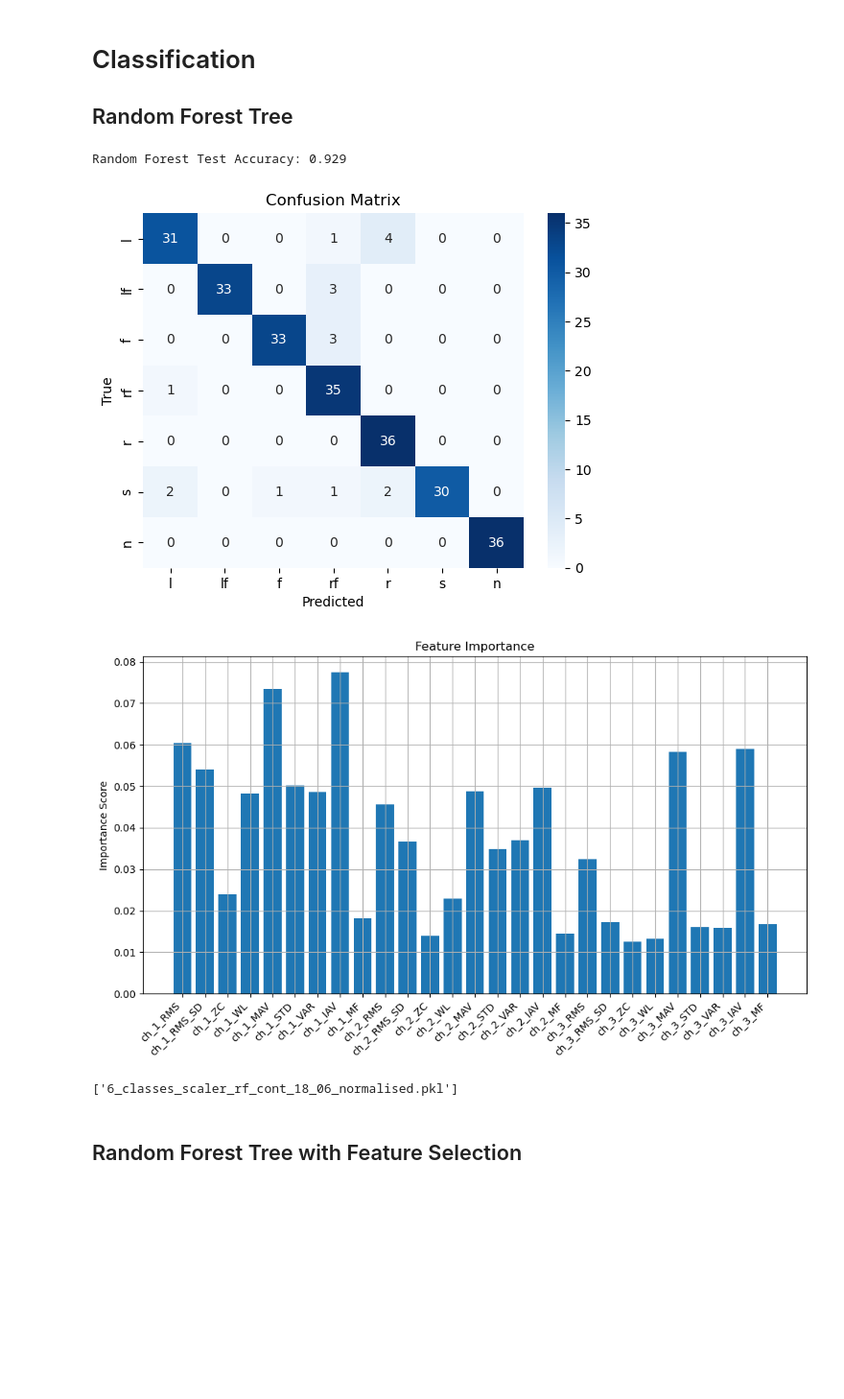
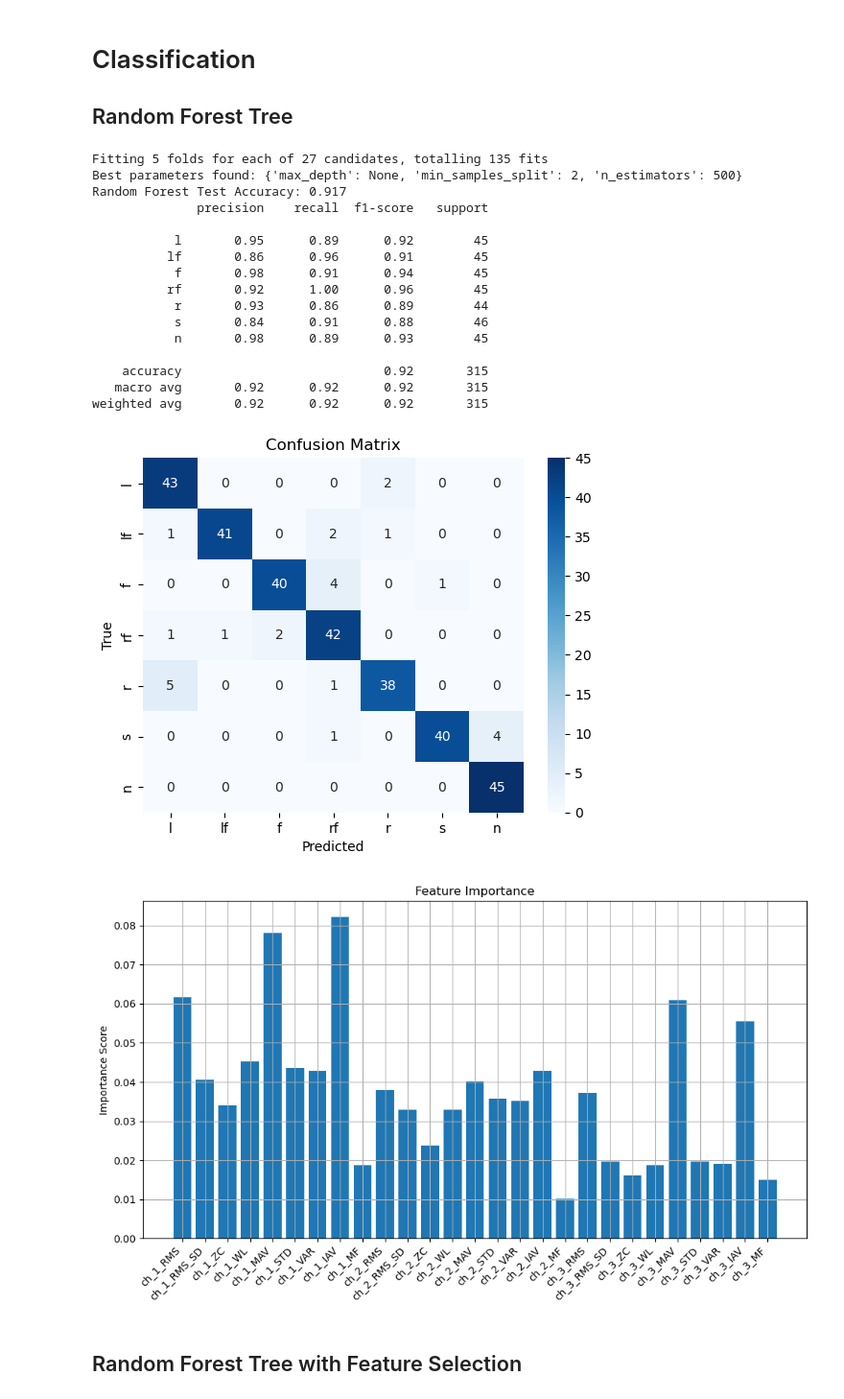
Before and after one commit to HyperDecahedron/tongue_emg_xr_project, a Jupyter notebook: notebooks/6_classes_train_continuous_18_06.ipynb, the cells around one changed output. Shown at 96% size. Saved outputs shown, nothing was run; the diff lists cells and outputs as text; code cells hidden in the pictures; blank space fills up the shorter version.

Commit message:
fixed notch, annotations path and added grid search

```diff
--- a/notebooks/6_classes_train_continuous_18_06.ipynb
+++ b/notebooks/6_classes_train_continuous_18_06.ipynb
@@ -85,11 +85,11 @@ windowed_data = {'l': [], 'lf': [], 'f': [], 'rf': [], 'r': [], 's': [], 'n': []
 # ----------- Windows from 7 classes recordings
 annotations_path1 = r"C:\Quick_Disk\tonge_project\scripts\data\annotations\annotations_18_06_cont_1.csv"
 annotations_path2 = r"C:\Quick_Disk\tonge_project\scripts\data\annotations\annotations_18_06_cont_2.csv"
-annotations_path2 = r"C:\Quick_Disk\tonge_project\scripts\data\annotations\annotations_18_06_cont_3.csv"
+annotations_path3 = r"C:\Quick_Disk\tonge_project\scripts\data\annotations\annotations_18_06_cont_3.csv"
 
 annotations1 = pd.read_csv(annotations_path1, header=0, names=['class', 'timestamp'])
 annotations2 = pd.read_csv(annotations_path2, header=0, names=['class', 'timestamp'])
-annotations3 = pd.read_csv(annotations_path2, header=0, names=['class', 'timestamp'])
+annotations3 = pd.read_csv(annotations_path3, header=0, names=['class', 'timestamp'])
 
 #annotations = pd.concat([annotations1, annotations2], axis=0).reset_index(drop=True)
 annotations = pd.concat([annotations1, annotations2, annotations3], axis=0).reset_index(drop=True)
@@ -385,7 +385,7 @@ def filter_dataset(dataset, dataset_name=""):
                 if i in [0, 1, 2]:  # Filter ONLY CHANNELS 1, 2 AND 3
 
                     if USE_NOTCH == 1:
-                        one_window[:, i] = bandpass_filter(one_window[:, i])
+                        one_window[:, i] = notch_filter(one_window[:, i])
 
                     if USE_BANDPASS == 1:
                         one_window[:, i] = bandpass_filter(one_window[:, i])
@@ -586,11 +586,8 @@ def rms(signal):
     return np.sqrt(np.mean(signal**2))
 
 def zero_crossings(signal):
-    signs = np.sign(signal)
-    for i in range(1, len(signs)):
-        if signs[i] == 0:
-            signs[i] = signs[i-1] if signs[i-1] != 0 else 1
-    return np.sum(np.diff(signs) != 0)
+    signs = np.signbit(signal)
+    return np.sum(signs[1:] != signs[:-1])
 
 def waveform_length(signal):
     return np.sum(np.abs(np.diff(signal)))
@@ -690,8 +687,8 @@ Name: label, dtype: object
 # ------------------------------- RANDOM FOREST TREE
 
 from sklearn.ensemble import RandomForestClassifier
-from sklearn.model_selection import train_test_split
-from sklearn.metrics import accuracy_score, confusion_matrix
+from sklearn.model_selection import train_test_split, GridSearchCV
+from sklearn.metrics import accuracy_score, confusion_matrix, classification_report
 from sklearn.preprocessing import StandardScaler
 import seaborn as sns
 import matplotlib.pyplot as plt
@@ -711,51 +708,85 @@ X_test_scaled_array = scaler_RF.transform(X_test)
 X_train_scaled = pd.DataFrame(X_train_scaled_array, columns=X.columns)
 X_test_scaled = pd.DataFrame(X_test_scaled_array, columns=X.columns)
 
-# 3. Train & 4. Pred
-clf_RF = RandomForestClassifier(n_estimators=500, random_state=42)
+# 3. Train with GridSearchCV & 4. Predict
+param_grid = {
+    'n_estimators': [100, 300, 500],
+    'max_depth': [None, 10, 20],
+    'min_samples_split': [2, 5, 10]
+}
+
+grid_search = GridSearchCV(
+    RandomForestClassifier(class_weight='balanced', random_state=42),
+    param_grid,
+    cv=5,
+    scoring='accuracy',
+    n_jobs=-1,
+    verbose=1
+)
+
 if USE_SCALING == 1:
-    clf_RF.fit(X_train_scaled, y_train) # with scaling
-    y_pred = clf_RF.predict(X_test_scaled)
+    grid_search.fit(X_train_scaled, y_train)
+    X_eval = X_test_scaled
 else:
-    clf_RF.fit(X_train, y_train)
-    y_pred = clf_RF.predict(X_test)
+    grid_search.fit(X_train, y_train)
+    X_eval = X_test
+
+print("Best parameters found:", grid_search.best_params_)
+
+clf_RF = grid_search.best_estimator_
+y_pred = clf_RF.predict(X_eval)
 
 # 5. Evaluate
 acc = accuracy_score(y_test, y_pred)
 cm = confusion_matrix(y_test, y_pred, labels=['l', 'lf', 'f', 'rf', 'r', 's', 'n'])
 
 print(f"Random Forest Test Accuracy: {acc:.3f}")
+print(classification_report(y_test, y_pred, target_names=['l', 'lf', 'f', 'rf', 'r', 's', 'n']))
 
 # 6. Plot confusion matrix
 sns.heatmap(cm, annot=True, fmt='d', cmap='Blues',
             xticklabels=['l', 'lf', 'f', 'rf', 'r', 's', 'n'],
             yticklabels=['l', 'lf', 'f', 'rf', 'r', 's', 'n'])
 plt.title("Confusion Matrix")
 plt.xlabel("Predicted")
 plt.ylabel("True")
 plt.show()
 
 # 7. Plot feature importance
 importances = clf_RF.feature_importances_
 feature_names = X.columns if hasattr(X, 'columns') else [f'feat{i}' for i in range(X.shape[1])]
 
 plt.figure(figsize=(10,6))
 plt.bar(feature_names, importances)
 plt.title("Feature Importance")
 plt.ylabel("Importance Score")
 plt.xticks(rotation=45, ha='right')
 plt.grid(True)
 plt.tight_layout()
 plt.show()
 
 # 8. Save model and scaler
-joblib.dump(clf_RF, "6_classes_rf_cont_18_06_normalised.pkl")
-joblib.dump(scaler_RF, "6_classes_scaler_rf_cont_18_06_normalised.pkl")
+# joblib.dump(clf_RF, "6_classes_rf_cont_18_06_normalised.pkl")
+# joblib.dump(scaler_RF, "6_classes_scaler_rf_cont_18_06_normalised.pkl")
 # %% [output]
-Random Forest Test Accuracy: 0.929
+Fitting 5 folds for each of 27 candidates, totalling 135 fits
+Best parameters found: {'max_depth': None, 'min_samples_split': 2, 'n_estimators': 500}
+Random Forest Test Accuracy: 0.917
+              precision    recall  f1-score   support
+
+           l       0.95      0.89      0.92        45
+          lf       0.86      0.96      0.91        45
+           f       0.98      0.91      0.94        45
+          rf       0.92      1.00      0.96        45
+           r       0.93      0.86      0.89        44
+           s       0.84      0.91      0.88        46
+           n       0.98      0.89      0.93        45
+
+    accuracy                           0.92       315
+   macro avg       0.92      0.92      0.92       315
+weighted avg       0.92      0.92      0.92       315
-[figure, old version]
+[figure, new version]
-[figure, old version]
+[figure, new version]
-['6_classes_scaler_rf_cont_18_06_normalised.pkl']
 # %% [markdown]
 ## Random Forest Tree with Feature Selection
 # %%
```
Also changed, not shown: parts of 3 cells of this notebook, 13 other files.
